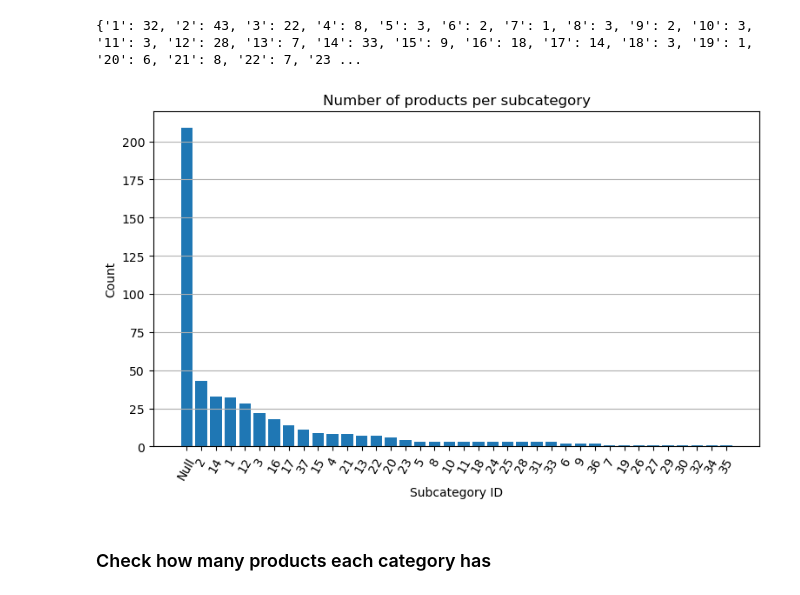
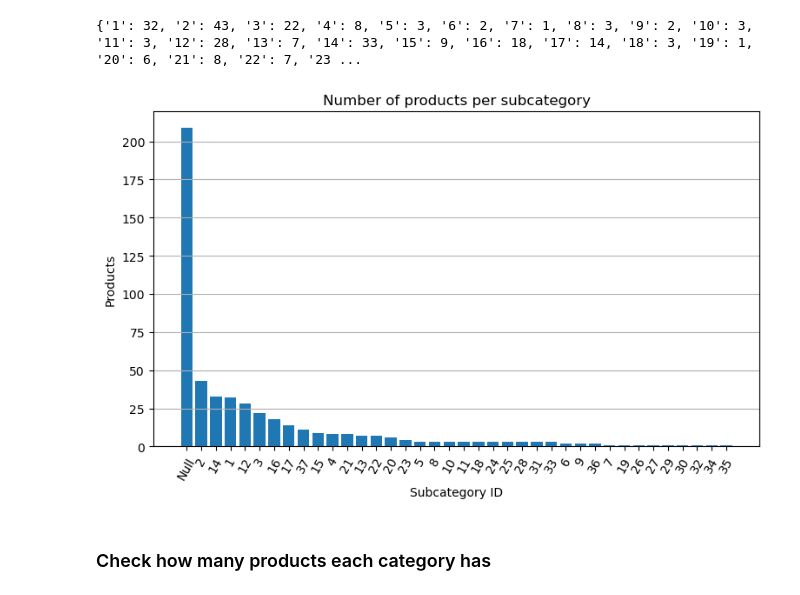
Before and after one commit to markusgunnar/AdventureWorks2025, a Jupyter notebook: Results.ipynb, the cells around one changed output. Saved outputs shown, nothing was run; the diff lists cells and outputs as text; code cells hidden in the pictures.

```diff
--- a/Results.ipynb
+++ b/Results.ipynb
@@ -100,16 +95,16 @@ print(products_per_subcat)
 # %%
 fig, ax = plt.subplots(figsize=(9, 5))
 x = list(sorted_orders.keys())
 y = list(sorted_orders.values())
 ax.bar(x, y)
 ax.set_title("Number of products per subcategory")
 ax.set_xlabel("Subcategory ID")
-ax.set_ylabel("Count")
+ax.set_ylabel("Products")
 ax.grid(axis = "y")
 plt.xticks(rotation=60)
 plt.show()
 # %% [output]
-[figure, old version]
+[figure, new version]
 # %% [markdown]
 ### Check how many products each category has
 # %%
```
Also changed, not shown: parts of 5 cells of this notebook.
